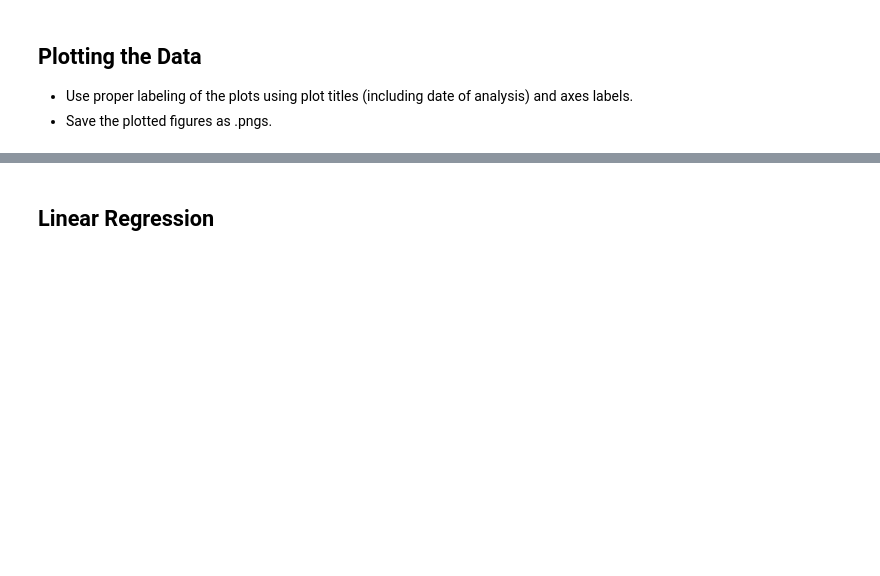
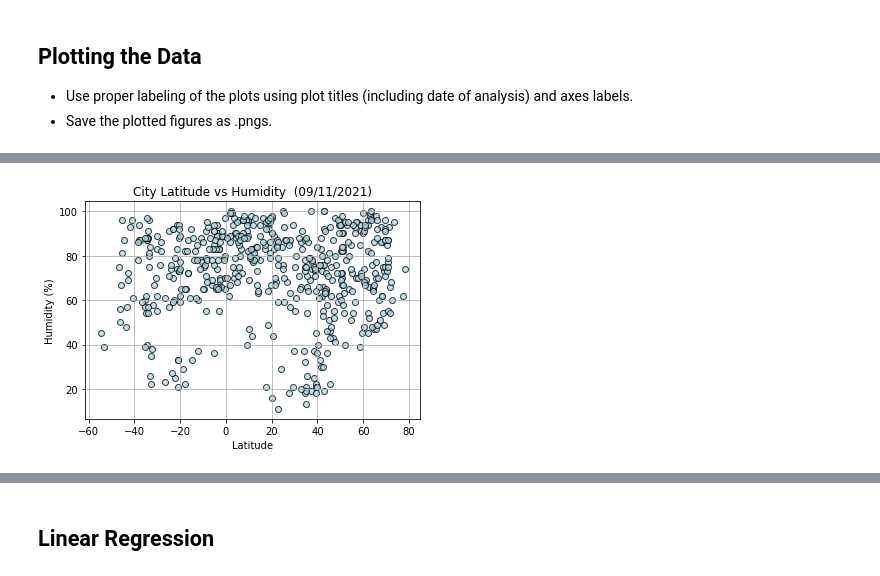
Before and after one commit to benjyms/python-api-challenge, a Jupyter notebook: WeatherPy/WeatherPy.ipynb, the cells around one changed output, grey strips where cells are left out. Drawn from its saved outputs; the diff is of its cells as text; code cells hidden in the pictures; blank space fills up the shorter version.

```diff
--- a/WeatherPy/WeatherPy.ipynb
+++ b/WeatherPy/WeatherPy.ipynb
@@ -331,0 +323,11 @@ Text(0, 0.5, 'Tempature')
+# %%
+# create a scatter plot using lat and humidity for the axis
+plt.scatter(lat, humidity, marker="o", facecolors="lightblue", edgecolors="black",
+             alpha=0.75)
+plt.grid()
+plt.title(f"City Latitude vs Humidity  ({date})")
+plt.xlabel('Latitude')
+plt.ylabel('Humidity (%)')
+plt.show()
+# %% [output]
+[figure, added]
```
Also changed, not shown: parts of 17 cells of this notebook.
